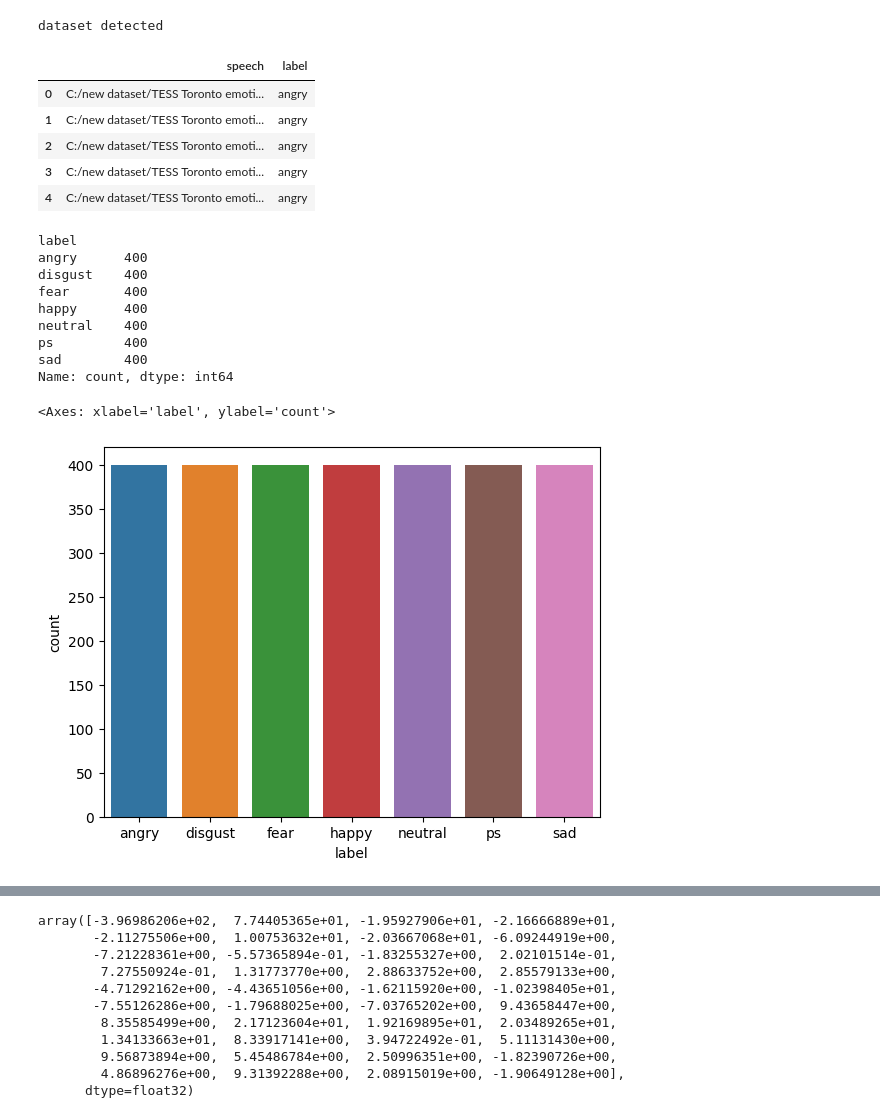
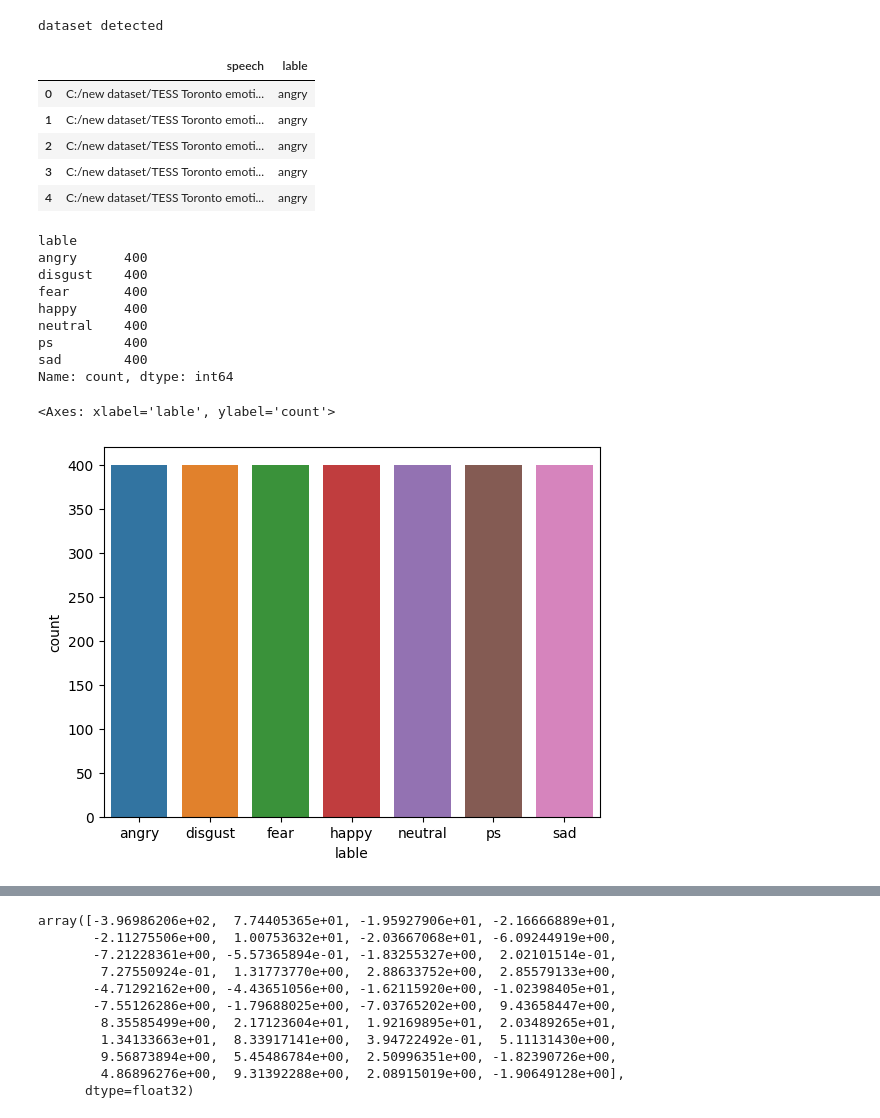
Before and after one commit to VijayAdithP/Speech-emotion-analysis-by-ML, a Jupyter notebook: speech emotion analysis with ML.ipynb, the cells around one changed output, grey strips where cells are left out. Saved outputs shown, nothing was run; the diff lists cells and outputs as text; code cells hidden in the pictures.

```diff
--- a/speech emotion analysis with ML.ipynb
+++ b/speech emotion analysis with ML.ipynb
@@ -25,25 +21,27 @@ for dirname, _, filenames in os.walk('C:/new dataset/TESS Toronto emotional spee
         lable = filename.split('_')[-1]
         lable = lable.split('.')[0]
         lables.append(lable.lower())
+    if len(paths) == 2800:
+        break
 print("dataset detected")
 # %% [output]
 dataset detected
 # %%
 df = pd.DataFrame()
 df['speech'] = paths
-df['label'] = lables
+df['lable'] = lables
 df.head()
 # %% [output]
-|  | speech | label |
+|  | speech | lable |
 | 0 | C:/new dataset/TESS Toronto emoti... | angry |
 | 1 | C:/new dataset/TESS Toronto emoti... | angry |
 | 2 | C:/new dataset/TESS Toronto emoti... | angry |
 | 3 | C:/new dataset/TESS Toronto emoti... | angry |
 | 4 | C:/new dataset/TESS Toronto emoti... | angry |
 # %%
-df['label'].value_counts()
+df['lable'].value_counts()
 # %% [output]
-label
+lable
 angry      400
 disgust    400
 fear       400
@@ -53,9 +51,9 @@ ps         400
 sad        400
 Name: count, dtype: int64
 # %%
-sns.countplot(x=df['label'])
+sns.countplot(x=df['lable'])
 # %% [output]
-<Axes: xlabel='label', ylabel='count'>
+<Axes: xlabel='lable', ylabel='count'>
 [figure]
 # %%
 def waveplot(data, sr, emotion):
```
Also changed, not shown: parts of 9 cells of this notebook.
